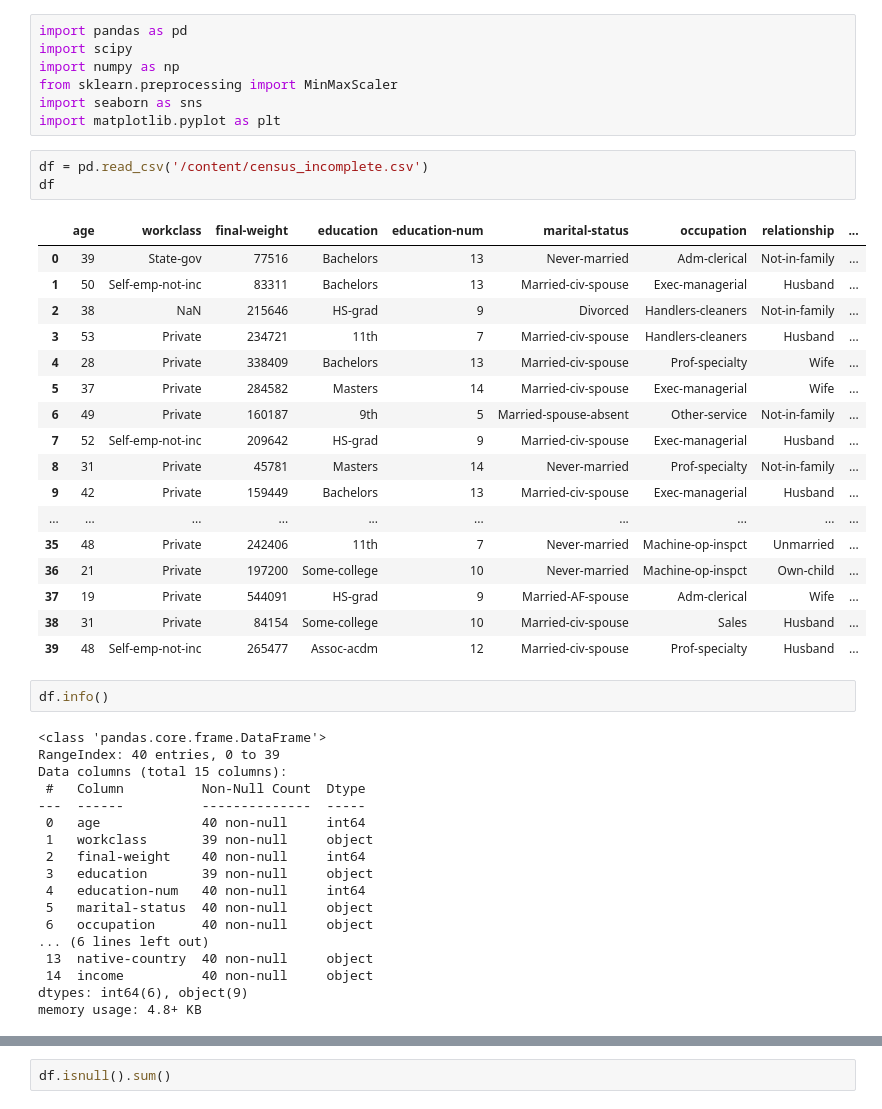
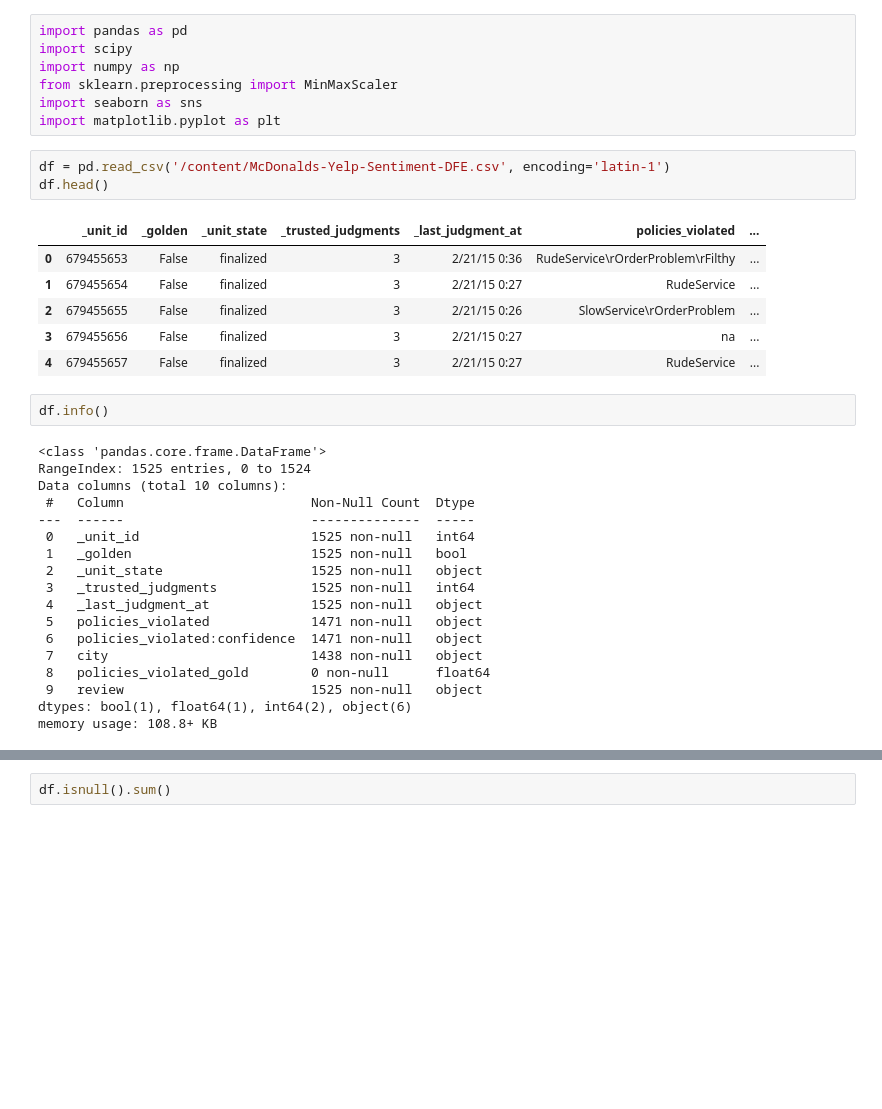
Before and after one commit to mamud1977/bootup, a Jupyter notebook: data_preprocessing.ipynb, the cells around one changed output, grey strips where cells are left out. Cells and saved outputs as stored; diff of their text form; blank space fills up the shorter version.

```diff
--- a/data_preprocessing.ipynb
+++ b/data_preprocessing.ipynb
@@ -23,46 +23,35 @@ from sklearn.preprocessing import MinMaxScaler
 import seaborn as sns
 import matplotlib.pyplot as plt
 # %%
-df = pd.read_csv('/content/census_incomplete.csv')
-df
+df = pd.read_csv('/content/McDonalds-Yelp-Sentiment-DFE.csv', encoding='latin-1')
+df.head()
 # %% [output]
-|  | age | workclass | final-weight | education | education-num | marital-status | occupation | relationship | ... |
-| 0 | 39 | State-gov | 77516 | Bachelors | 13 | Never-married | Adm-clerical | Not-in-family | ... |
-| 1 | 50 | Self-emp-not-inc | 83311 | Bachelors | 13 | Married-civ-spouse | Exec-managerial | Husband | ... |
-| 2 | 38 | NaN | 215646 | HS-grad | 9 | Divorced | Handlers-cleaners | Not-in-family | ... |
-| 3 | 53 | Private | 234721 | 11th | 7 | Married-civ-spouse | Handlers-cleaners | Husband | ... |
-| 4 | 28 | Private | 338409 | Bachelors | 13 | Married-civ-spouse | Prof-specialty | Wife | ... |
-| 5 | 37 | Private | 284582 | Masters | 14 | Married-civ-spouse | Exec-managerial | Wife | ... |
-| 6 | 49 | Private | 160187 | 9th | 5 | Married-spouse-absent | Other-service | Not-in-family | ... |
-| 7 | 52 | Self-emp-not-inc | 209642 | HS-grad | 9 | Married-civ-spouse | Exec-managerial | Husband | ... |
-| 8 | 31 | Private | 45781 | Masters | 14 | Never-married | Prof-specialty | Not-in-family | ... |
-| 9 | 42 | Private | 159449 | Bachelors | 13 | Married-civ-spouse | Exec-managerial | Husband | ... |
-| ... | ... | ... | ... | ... | ... | ... | ... | ... | ... |
-| 35 | 48 | Private | 242406 | 11th | 7 | Never-married | Machine-op-inspct | Unmarried | ... |
-| 36 | 21 | Private | 197200 | Some-college | 10 | Never-married | Machine-op-inspct | Own-child | ... |
-| 37 | 19 | Private | 544091 | HS-grad | 9 | Married-AF-spouse | Adm-clerical | Wife | ... |
-| 38 | 31 | Private | 84154 | Some-college | 10 | Married-civ-spouse | Sales | Husband | ... |
-| 39 | 48 | Self-emp-not-inc | 265477 | Assoc-acdm | 12 | Married-civ-spouse | Prof-specialty | Husband | ... |
+|  | _unit_id | _golden | _unit_state | _trusted_judgments | _last_judgment_at | policies_violated | ... |
+| 0 | 679455653 | False | finalized | 3 | 2/21/15 0:36 | RudeService\rOrderProblem\rFilthy | ... |
+| 1 | 679455654 | False | finalized | 3 | 2/21/15 0:27 | RudeService | ... |
+| 2 | 679455655 | False | finalized | 3 | 2/21/15 0:26 | SlowService\rOrderProblem | ... |
+| 3 | 679455656 | False | finalized | 3 | 2/21/15 0:27 | na | ... |
+| 4 | 679455657 | False | finalized | 3 | 2/21/15 0:27 | RudeService | ... |
 # %%
 df.info()
 # %% [output]
 <class 'pandas.core.frame.DataFrame'>
-RangeIndex: 40 entries, 0 to 39
-Data columns (total 15 columns):
- #   Column          Non-Null Count  Dtype
----  ------          --------------  -----
- 0   age             40 non-null     int64
- 1   workclass       39 non-null     object
- 2   final-weight    40 non-null     int64
- 3   education       39 non-null     object
- 4   education-num   40 non-null     int64
- 5   marital-status  40 non-null     object
- 6   occupation      40 non-null     object
-... (6 lines left out)
- 13  native-country  40 non-null     object
- 14  income          40 non-null     object
-dtypes: int64(6), object(9)
-memory usage: 4.8+ KB
+RangeIndex: 1525 entries, 0 to 1524
+Data columns (total 10 columns):
+ #   Column                        Non-Null Count  Dtype
+---  ------                        --------------  -----
+ 0   _unit_id                      1525 non-null   int64
+ 1   _golden                       1525 non-null   bool
+ 2   _unit_state                   1525 non-null   object
+ 3   _trusted_judgments            1525 non-null   int64
+ 4   _last_judgment_at             1525 non-null   object
+ 5   policies_violated             1471 non-null   object
+ 6   policies_violated:confidence  1471 non-null   object
+ 7   city                          1438 non-null   object
+ 8   policies_violated_gold        0 non-null      float64
+ 9   review                        1525 non-null   object
+dtypes: bool(1), float64(1), int64(2), object(6)
+memory usage: 108.8+ KB
 # %%
 df.describe() ## work on numerical columns
 # %% [output]
```
Also changed, not shown: parts of 2 cells of this notebook.
